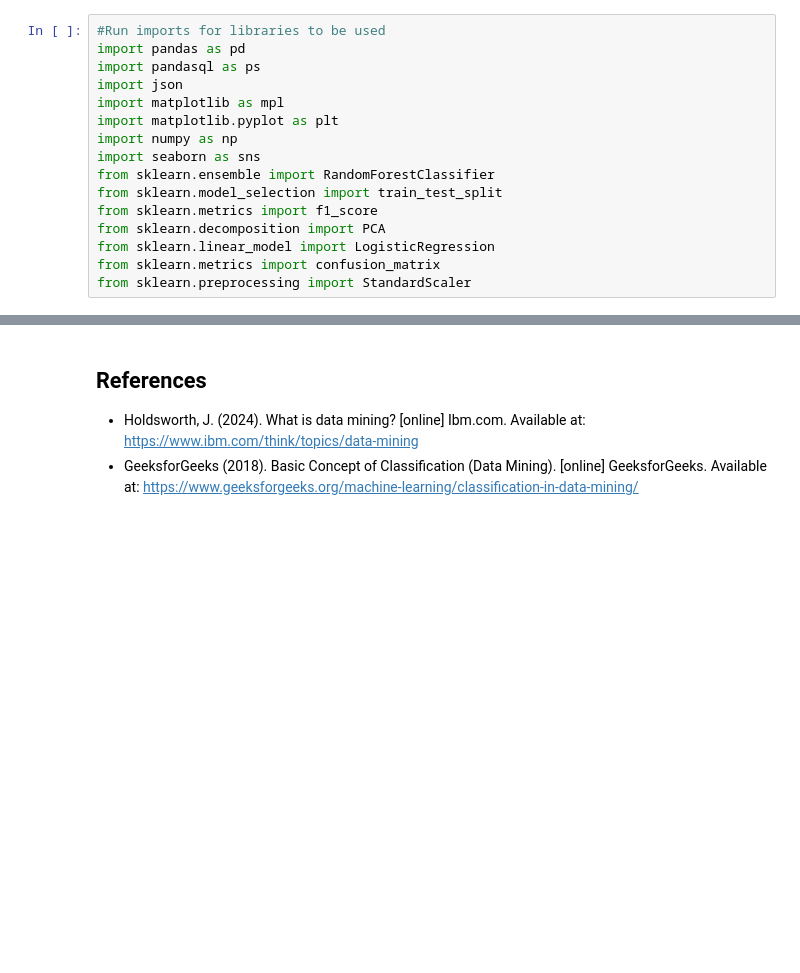
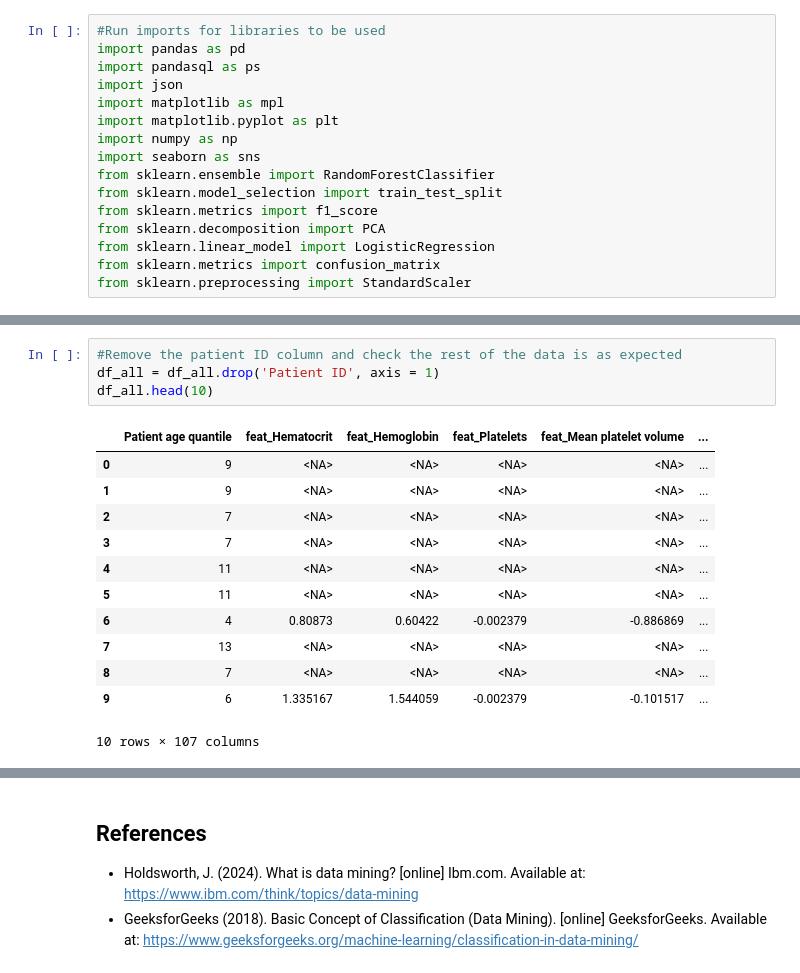
Before and after one commit to TheCherubQueen/DC3DMN, a Jupyter notebook: cw/DC3DMN_Report.ipynb, the cells around one changed output, grey strips where cells are left out. Cells and saved outputs as stored; diff of their text form; blank space fills up the shorter version.

```diff
--- a/cw/DC3DMN_Report.ipynb
+++ b/cw/DC3DMN_Report.ipynb
@@ -45,0 +80,17 @@ from sklearn.preprocessing import StandardScaler
+# %%
+#Remove the patient ID column and check the rest of the data is as expected
+df_all = df_all.drop('Patient ID', axis = 1)
+df_all.head(10)
+# %% [output]
+|  | Patient age quantile | feat_Hematocrit | feat_Hemoglobin | feat_Platelets | feat_Mean platelet volume | ... |
+| 0 | 9 | <NA> | <NA> | <NA> | <NA> | ... |
+| 1 | 9 | <NA> | <NA> | <NA> | <NA> | ... |
+| 2 | 7 | <NA> | <NA> | <NA> | <NA> | ... |
+| 3 | 7 | <NA> | <NA> | <NA> | <NA> | ... |
+| 4 | 11 | <NA> | <NA> | <NA> | <NA> | ... |
+| 5 | 11 | <NA> | <NA> | <NA> | <NA> | ... |
+| 6 | 4 | 0.80873 | 0.60422 | -0.002379 | -0.886869 | ... |
+| 7 | 13 | <NA> | <NA> | <NA> | <NA> | ... |
+| 8 | 7 | <NA> | <NA> | <NA> | <NA> | ... |
+| 9 | 6 | 1.335167 | 1.544059 | -0.002379 | -0.101517 | ... |
+10 rows × 107 columns
```
Also changed, not shown: parts of 8 cells of this notebook.
